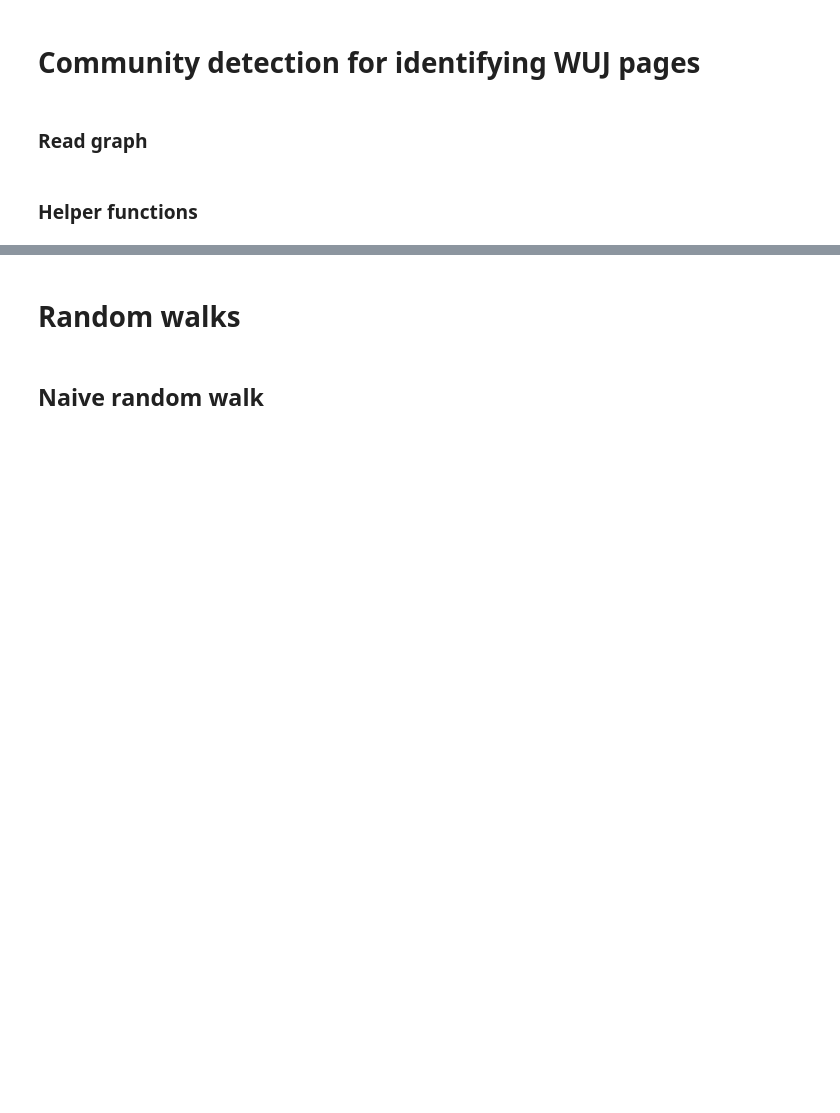
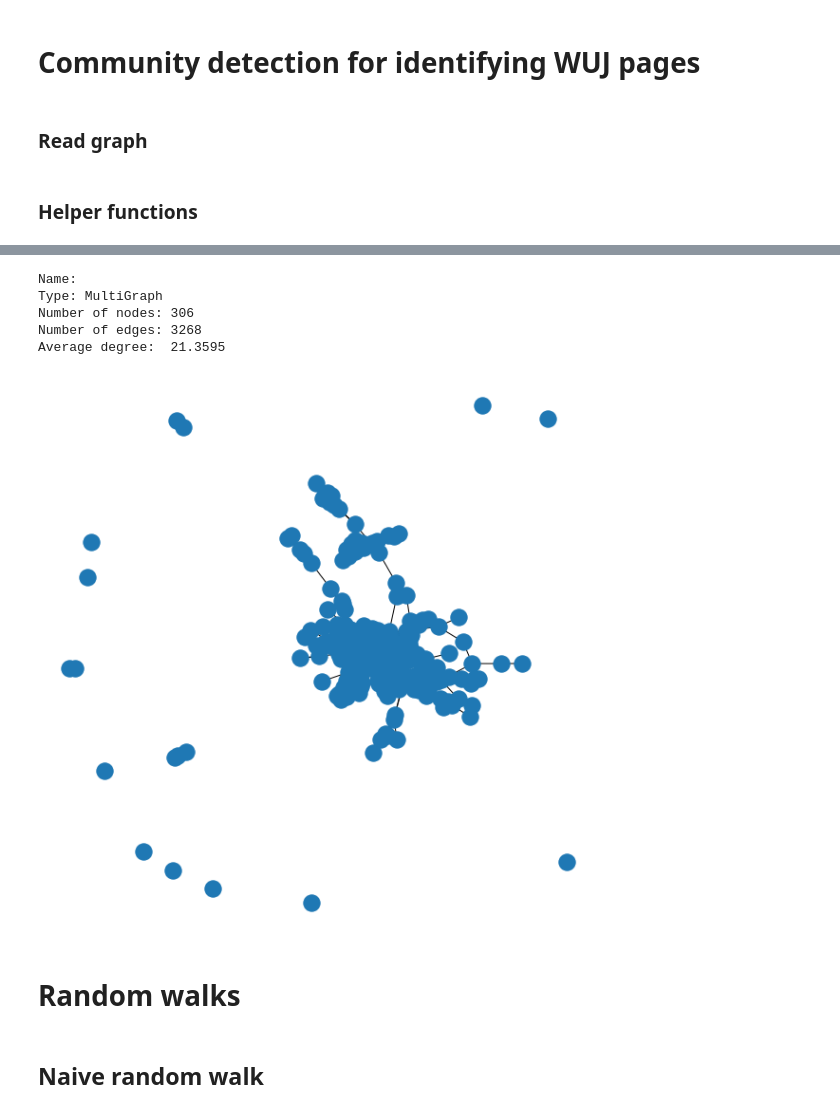
Before and after one commit to alphagov/govuk-wuj-network-analysis, a Jupyter notebook: notebooks/WUJ Community Detection.ipynb, the cells around one changed output, grey strips where cells are left out. Drawn from its saved outputs; the diff is of its cells as text; code cells hidden in the pictures; blank space fills up the shorter version.

```diff
--- a/notebooks/WUJ Community Detection.ipynb
+++ b/notebooks/WUJ Community Detection.ipynb
@@ -52,3 +120,14 @@ def showGraph(G):
+# %%
+GU = G.to_undirected()
+sab_graph_U = GU.subgraph([node[0] for node in GU.nodes(data=True) if node[1]['properties']['name'] in sab_pages])
+showGraph(sab_graph_U, figsize=(8,8))
+# %% [output]
+Name:
+Type: MultiGraph
+Number of nodes: 306
+Number of edges: 3268
+Average degree:  21.3595
+[figure, added]
 # %% [markdown]
 # Random walks
 # %%
```
Also changed, not shown: parts of 48 cells of this notebook.
